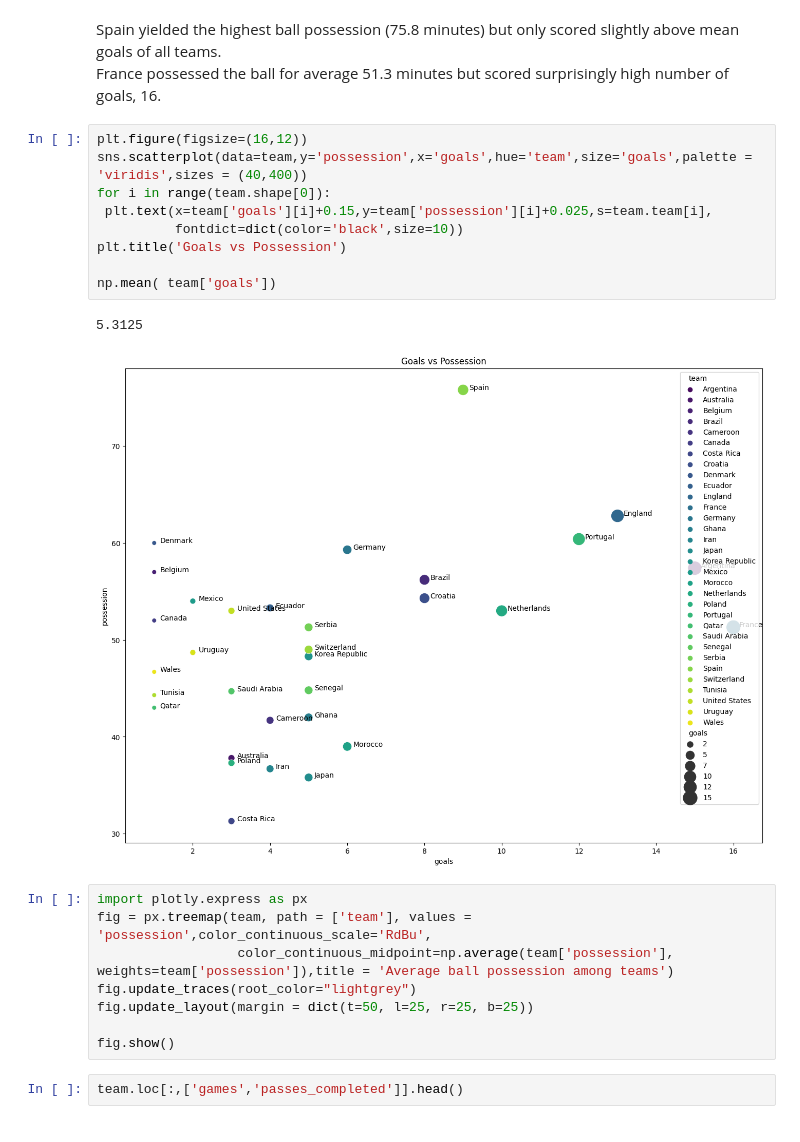
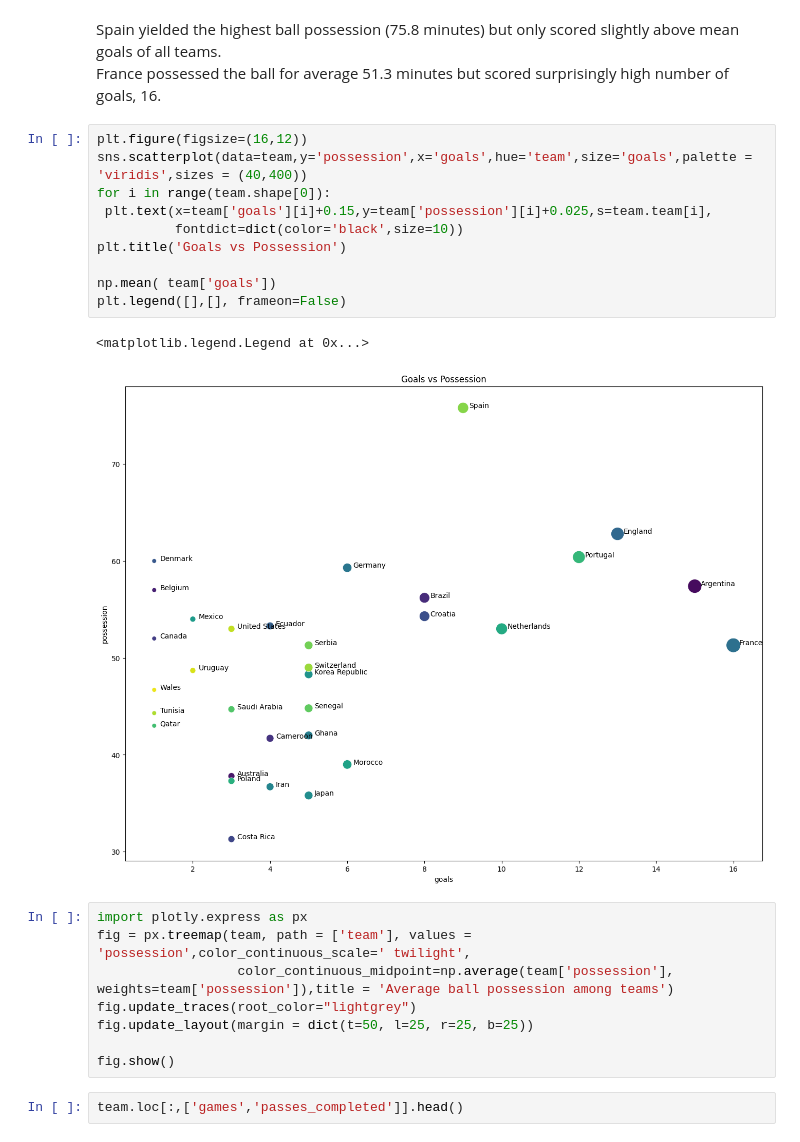
Before and after one commit to RayNguyent/World_Cup_2022, a Jupyter notebook: report.ipynb, the cells around one changed output. Drawn from its saved outputs; the diff is of its cells as text.

```diff
--- a/report.ipynb
+++ b/report.ipynb
@@ -121,18 +122,19 @@ France possessed the ball for average 51.3 minutes but scored surprisingly high
 # %%
 plt.figure(figsize=(16,12))
 sns.scatterplot(data=team,y='possession',x='goals',hue='team',size='goals',palette = 'viridis',sizes = (40,400))
 for i in range(team.shape[0]):
  plt.text(x=team['goals'][i]+0.15,y=team['possession'][i]+0.025,s=team.team[i],
           fontdict=dict(color='black',size=10))
 plt.title('Goals vs Possession')
 
 np.mean( team['goals'])
+plt.legend([],[], frameon=False)
 # %% [output]
-5.3125
+<matplotlib.legend.Legend at 0x...>
-[figure, old version]
+[figure, new version]
 # %%
 import plotly.express as px
-fig = px.treemap(team, path = ['team'], values = 'possession',color_continuous_scale='RdBu',
+fig = px.treemap(team, path = ['team'], values = 'possession',color_continuous_scale=' twilight',
                   color_continuous_midpoint=np.average(team['possession'], weights=team['possession']),title = 'Average ball possession among teams')
 fig.update_traces(root_color="lightgrey")
 fig.update_layout(margin = dict(t=50, l=25, r=25, b=25))
```
Also changed, not shown: parts of 10 cells of this notebook.
